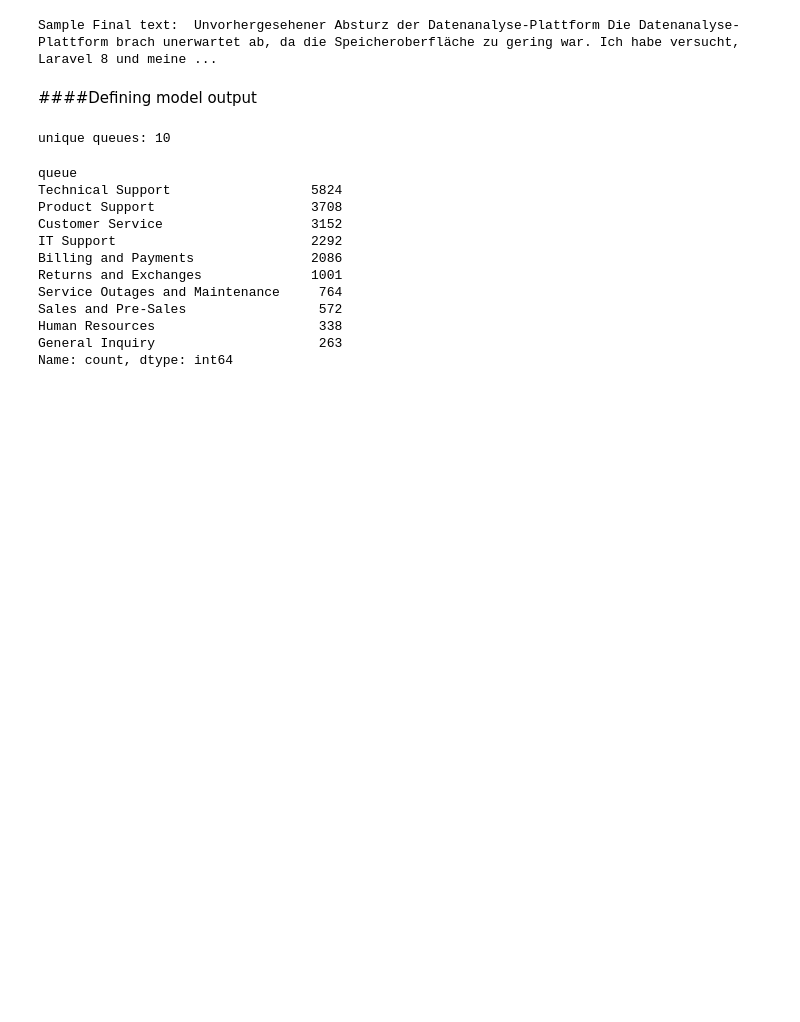
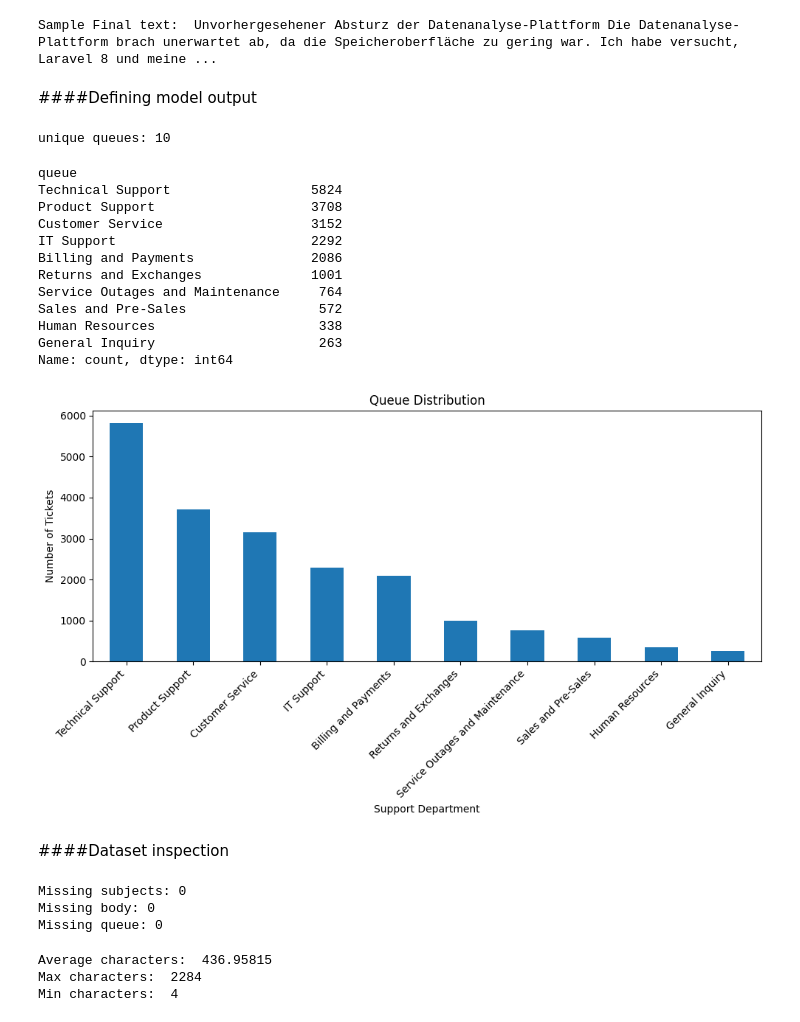
Before and after one commit to RansiluRanasinghe/SmartTicket-NLP-Based-Automated-Customer-Support-Ticket-Classification-System, a Jupyter notebook: NoteBook/SmartTicket_Notebook.ipynb, the cells around one changed output. Saved outputs shown, nothing was run; the diff lists cells and outputs as text; code cells hidden in the pictures; blank space fills up the shorter version.

Commit message:
Inspect the dataset

```diff
--- a/NoteBook/SmartTicket_Notebook.ipynb
+++ b/NoteBook/SmartTicket_Notebook.ipynb
@@ -96,8 +99,8 @@ Sample Final text:  Unvorhergesehener Absturz der Datenanalyse-Plattform Die Dat
 # %% [markdown]
 ####Defining model output
 # %%
-queue_count = df[label_col].value_counts()
-print("unique queues:", len(queue_count))
+queue_counts = df[label_col].value_counts()
+print("unique queues:", len(queue_counts))
 # %% [output]
 unique queues: 10
 # %%
@@ -115,3 +118,45 @@ Sales and Pre-Sales                 572
 Human Resources                     338
 General Inquiry                     263
 Name: count, dtype: int64
+# %%
+plt.figure(figsize=(10, 6))
+if len(queue_counts) > 15:
+    top_15 = queue_counts.head(15)
+    top_15.plot(kind='bar')
+    plt.title('Top 15 Queue Distribution')
+else:
+    queue_counts.plot(kind='bar')
+    plt.title('Queue Distribution')
+
+plt.xlabel('Support Department')
+plt.ylabel('Number of Tickets')
+plt.xticks(rotation=45, ha='right')
+plt.tight_layout()
+plt.savefig('queue_distribution.png', dpi=100)
+plt.show()
+# %% [output]
+[figure, added]
+# %% [markdown]
+####Dataset inspection
+# %%
+missing_subjects = df["subject"].isna().sum()
+missing_body = df["body"].isna().sum()
+missing_queue = df[label_col].isna().sum()
+
+print("Missing subjects:", missing_subjects)
+print("Missing body:", missing_body)
+print("Missing queue:", missing_queue)
+# %% [output]
+Missing subjects: 0
+Missing body: 0
+Missing queue: 0
+# %%
+df["text_length"] = df["Final_Text"].apply(len)
+
+print("Average characters: ", df["text_length"].mean())
+print("Max characters: ", df["text_length"].max())
+print("Min characters: ", df["text_length"].min())
+# %% [output]
+Average characters:  436.95815
+Max characters:  2284
+Min characters:  4
```
Also changed, not shown: parts of 2 cells of this notebook.
